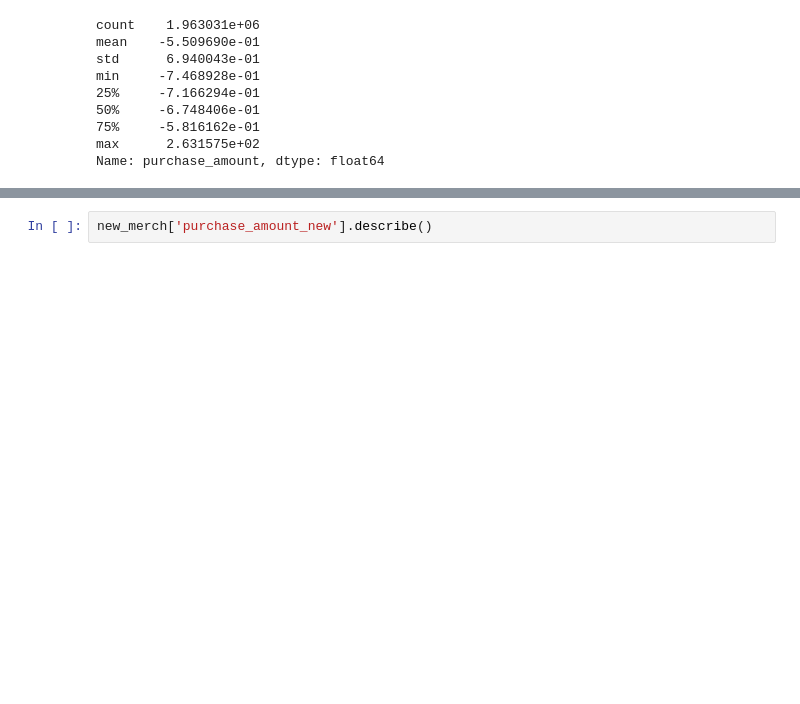
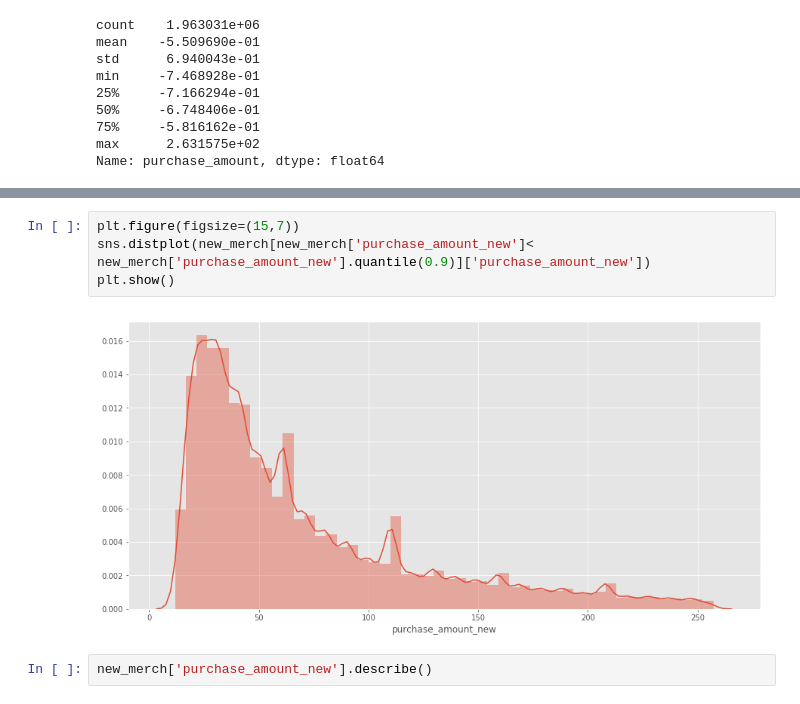
Before and after one commit to Marwan-Mostafa7/Elo, a Jupyter notebook: Elo EDA and Feature Engineering.ipynb, the cells around one changed output, grey strips where cells are left out. Cells and saved outputs as stored; diff of their text form; blank space fills up the shorter version.

```diff
--- a/Elo EDA and Feature Engineering.ipynb
+++ b/Elo EDA and Feature Engineering.ipynb
@@ -122,4 +237,10 @@ new_merch['purchase_amount_new'].sample(10)
 Name: purchase_amount_new, dtype: float64
+# %%
+plt.figure(figsize=(15,7))
+sns.distplot(new_merch[new_merch['purchase_amount_new']< new_merch['purchase_amount_new'].quantile(0.9)]['purchase_amount_new'])
+plt.show()
+# %% [output]
+[figure, added]
 # %%
 new_merch['purchase_amount_new'].describe()
 # %% [output]
```
Also changed, not shown: parts of 84 cells of this notebook.
